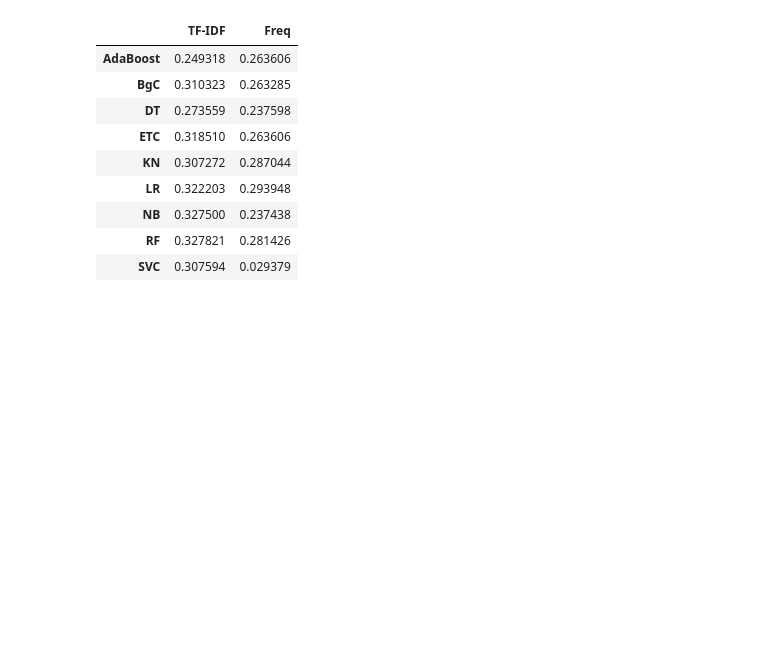
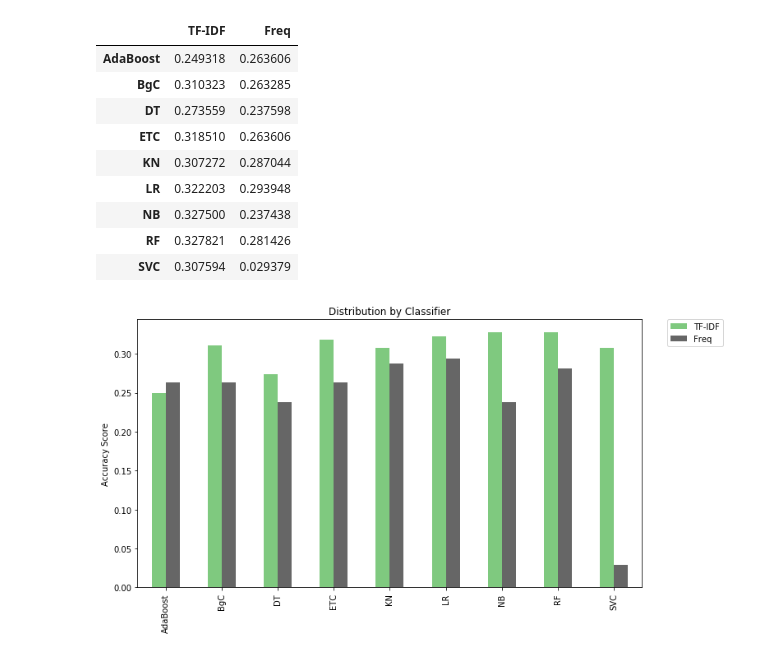
Before and after one commit to Knarik1/NLP_Research_1, a Jupyter notebook: TF-IDF_Topic_Modeling_and_Classification.ipynb, the cells around one changed output. Saved outputs shown, nothing was run; the diff lists cells and outputs as text; code cells hidden in the pictures; blank space fills up the shorter version.

```diff
--- a/TF-IDF_Topic_Modeling_and_Classification.ipynb
+++ b/TF-IDF_Topic_Modeling_and_Classification.ipynb
@@ -75,28 +61,3 @@ dataset_arr = [df_appceleratorstudio,
         df_talendesb,
         df_titanium,
         df_usergrid]
-# %%
-def make_dataset(datasets_pd_array):
-    # union all datasets
-    df_all = pd.concat(datasets_pd_array, ignore_index=True)
-    df_all['storypoint'] = df_all['storypoint'].astype(str)
-    # valid label names
-    label_names = ['1', '2', '3', '5', '8', '13', '20', '40', '100']
-
-    # new dataframe with valid datapoints
-    df_all = df_all.loc[df_all['storypoint'].isin(label_names)]
-
-    # seperate data from labels
-    X = df_all.drop(["issuekey", "storypoint"], axis=1)
-    y = df_all["storypoint"].values
-
-    # replace missing values with empty strings
-    X = X.fillna('')
-
-    # concat title with description
-    X["title_description"] = X["title"] + " " +  X["description"]
-
-    # get numpy array
-    text = X["title_description"].to_numpy()
-
-    return text, y
@@ -130,12 +64,3 @@ def preprocess_txt(doc):
-# %%
-def create_corpus(text_arr):
-    corpus = []
-
-    for doc in text_arr:
-        prep_doc = preprocess_txt(doc)
-        corpus.append(prep_doc)
-
-    return corpus
 # %%
 #get union of datasets
 text, labels = make_dataset(dataset_arr)
@@ -231,7 +129,7 @@ Perplexity:  4606.308536935312
 ### GridSearch to determine the best LDA model topic count
 # %%
 #a model with higher log-likelihood and lower perplexity is considered to be good.
-search_params = {'n_components': [9, 12, 15, 18, 21, 24, 27, 30]}
+search_params = {'n_components': [9, 15, 21, 27, 32]}
 
 lda = LatentDirichletAllocation(max_iter=10, learning_method='online', learning_offset=50., random_state=0)
 lda_grid = GridSearchCV(lda, param_grid=search_params)
@@ -464,3 +362,11 @@ df_compare
 | NB | 0.327500 | 0.237438 |
 | RF | 0.327821 | 0.281426 |
 | SVC | 0.307594 | 0.029379 |
+# %%
+df_compare.plot(kind='bar', figsize=(11,6), align='center', colormap="Accent")
+plt.xticks(np.arange(9), df_compare.index)
+plt.ylabel('Accuracy Score')
+plt.title('Distribution by Classifier')
+plt.legend(bbox_to_anchor=(1.05, 1), loc=2, borderaxespad=0.);
+# %% [output]
+[figure, added]
```
Also changed, not shown: parts of 8 cells of this notebook, 2 other files.
